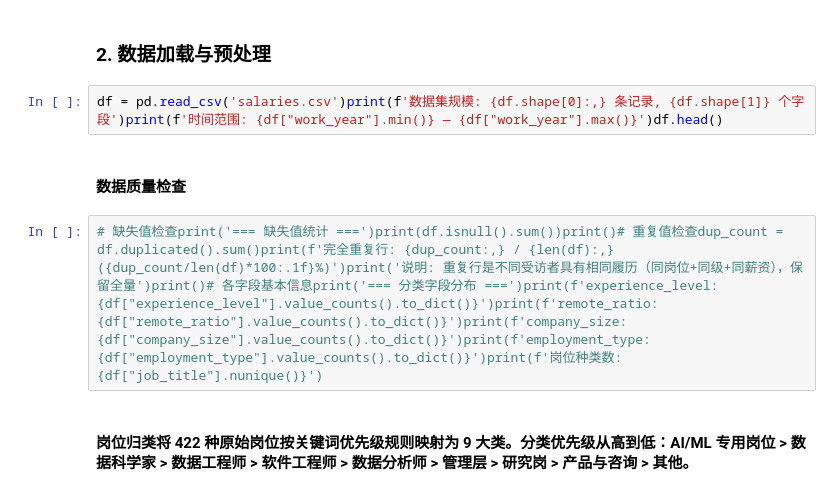
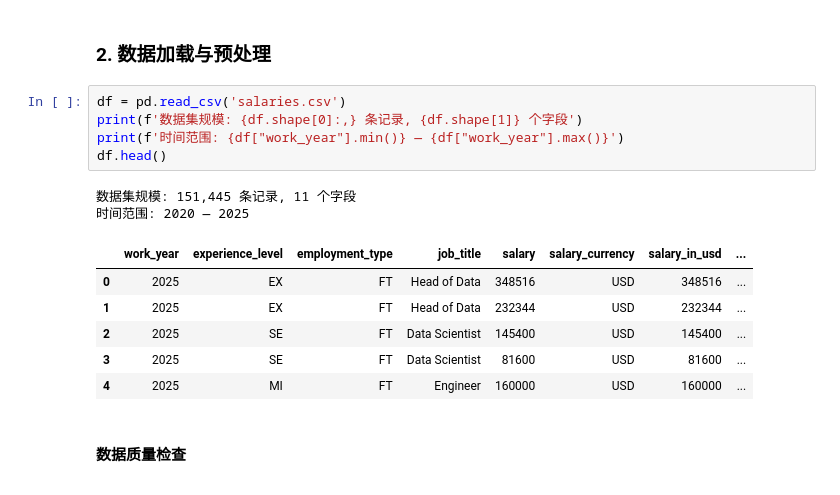
Before and after one commit to foorilla/ai-jobs-net-salaries, a Jupyter notebook: final.ipynb, the cells around one changed output. Saved outputs shown, nothing was run; the diff lists cells and outputs as text.

```diff
--- a/final.ipynb
+++ b/final.ipynb
@@ -15,10 +81,18 @@ from pyecharts_exporter import display_chartimport warningsimport pandas as pdim
 # %% [markdown]
 ### 2. 数据加载与预处理
 # %%
-df = pd.read_csv('salaries.csv')print(f'数据集规模: {df.shape[0]:,} 条记录, {df.shape[1]} 个字段')print(f'时间范围: {df["work_year"].min()} — {df["work_year"].max()}')df.head()
+df = pd.read_csv('salaries.csv')
+print(f'数据集规模: {df.shape[0]:,} 条记录, {df.shape[1]} 个字段')
+print(f'时间范围: {df["work_year"].min()} — {df["work_year"].max()}')
+df.head()
+# %% [output]
+数据集规模: 151,445 条记录, 11 个字段
+时间范围: 2020 — 2025
+|  | work_year | experience_level | employment_type | job_title | salary | salary_currency | salary_in_usd | ... |
+| 0 | 2025 | EX | FT | Head of Data | 348516 | USD | 348516 | ... |
+| 1 | 2025 | EX | FT | Head of Data | 232344 | USD | 232344 | ... |
+| 2 | 2025 | SE | FT | Data Scientist | 145400 | USD | 145400 | ... |
+| 3 | 2025 | SE | FT | Data Scientist | 81600 | USD | 81600 | ... |
+| 4 | 2025 | MI | FT | Engineer | 160000 | USD | 160000 | ... |
 # %% [markdown]
 #### 数据质量检查
-# %%
-# 缺失值检查print('=== 缺失值统计 ===')print(df.isnull().sum())print()# 重复值检查dup_count = df.duplicated().sum()print(f'完全重复行: {dup_count:,} / {len(df):,} ({dup_count/len(df)*100:.1f}%)')print('说明: 重复行是不同受访者具有相同履历（同岗位+同级+同薪资），保留全量')print()# 各字段基本信息print('=== 分类字段分布 ===')print(f'experience_level: {df["experience_level"].value_counts().to_dict()}')print(f'remote_ratio: {df["remote_ratio"].value_counts().to_dict()}')print(f'company_size: {df["company_size"].value_counts().to_dict()}')print(f'employment_type: {df["employment_type"].value_counts().to_dict()}')print(f'岗位种类数: {df["job_title"].nunique()}')
-# %% [markdown]
-#### 岗位归类将 422 种原始岗位按关键词优先级规则映射为 9 大类。分类优先级从高到低：AI/ML 专用岗位 > 数据科学家 > 数据工程师 > 软件工程师 > 数据分析师 > 管理层 > 研究岗 > 产品与咨询 > 其他。
```
Also changed, not shown: parts of 47 cells of this notebook.
